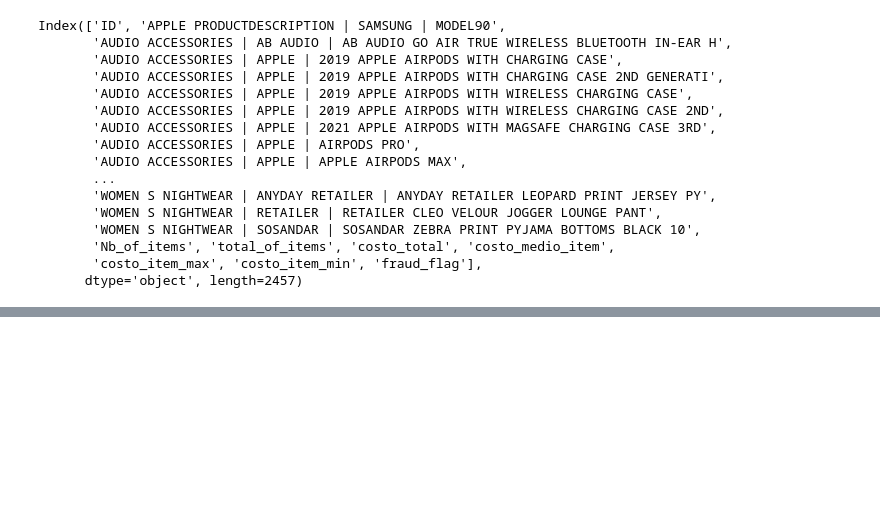
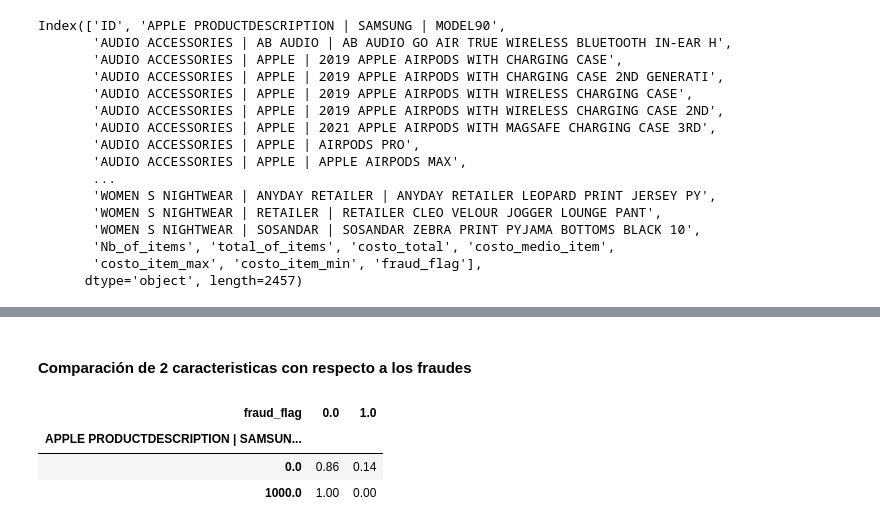
Before and after one commit to guillermocadena/niche_of_fraudsters, a Jupyter notebook: nicho_de_fraudes.ipynb, the cells around one changed output, grey strips where cells are left out. Cells and saved outputs as stored; diff of their text form; code cells hidden in the pictures; blank space fills up the shorter version.

```diff
--- a/nicho_de_fraudes.ipynb
+++ b/nicho_de_fraudes.ipynb
@@ -101,0 +123,9 @@ Index(['ID', 'APPLE PRODUCTDESCRIPTION | SAMSUNG | MODEL90',
+# %% [markdown]
+<h4>Comparación de 2 caracteristicas con respecto a los fraudes</h4>
+# %%
+pd.crosstab(datos['APPLE PRODUCTDESCRIPTION | SAMSUNG | MODEL90'], datos['fraud_flag'], normalize='index').round(2).sort_values(by=1,  ascending=False)
+# %% [output]
+| fraud_flag | 0.0 | 1.0 |
+| APPLE PRODUCTDESCRIPTION | SAMSUN... |  |  |
+| 0.0 | 0.86 | 0.14 |
+| 1000.0 | 1.00 | 0.00 |
```
Also changed, not shown: parts of 10 cells of this notebook.
